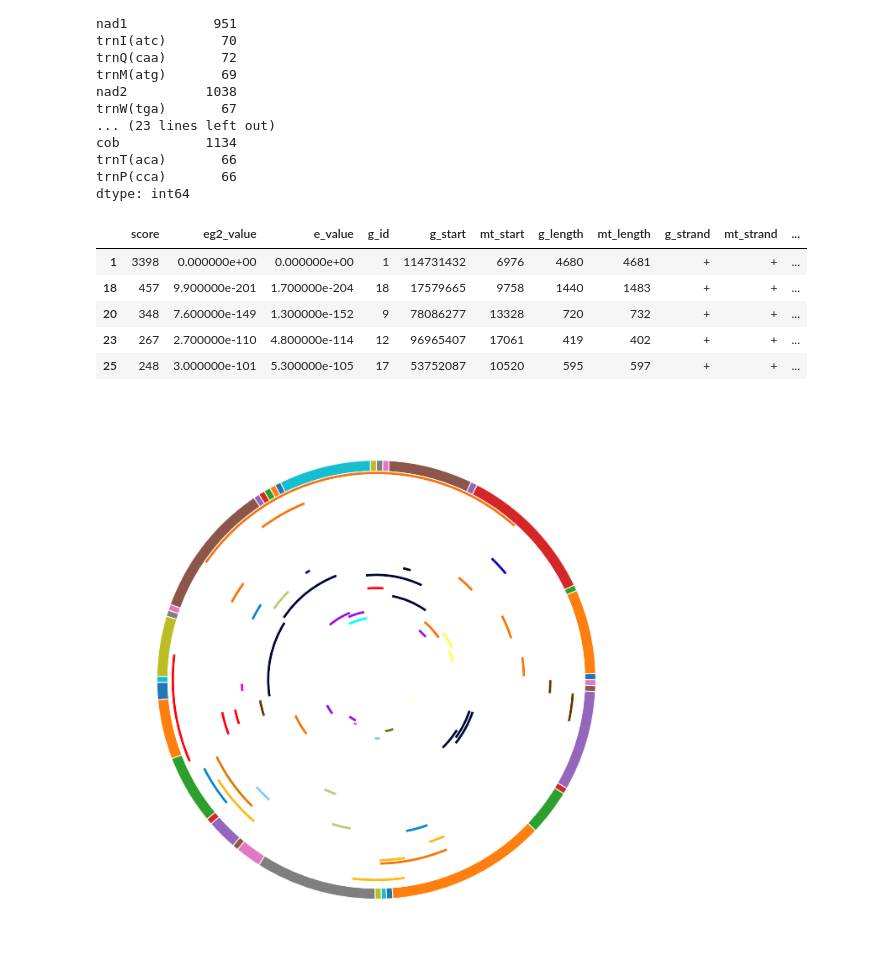
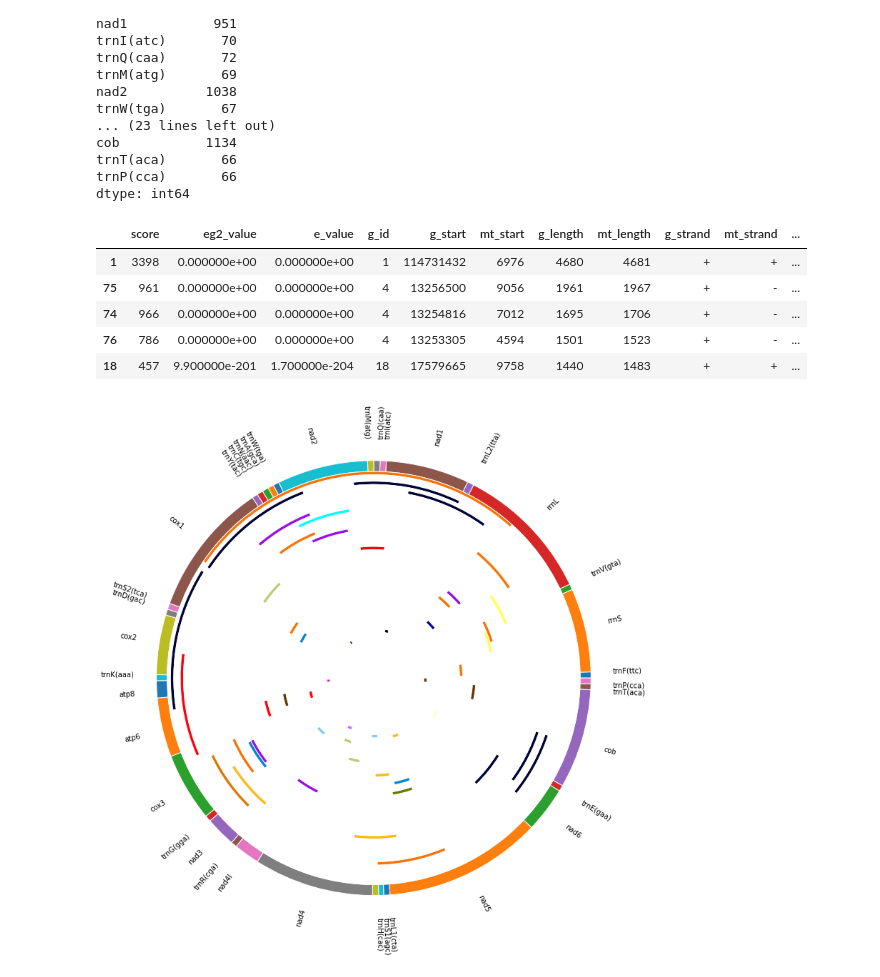
Before and after one commit to balintbiro/Oryctolagus_cuniculus_numts, a Jupyter notebook: codes/trials/mt_visualization.ipynb, the cells around one changed output. Drawn from its saved outputs; the diff is of its cells as text; code cells hidden in the pictures.

Commit message:
mt visualization
Requires color coding for chromosomes!

```diff
--- a/codes/trials/mt_visualization.ipynb
+++ b/codes/trials/mt_visualization.ipynb
@@ -67,14 +67,15 @@ dtype: int64
 #get the cromosomes
 chr_mask=numts['g_id'].apply(lambda g_id: len(g_id) < 3 and g_id!='MT')
 chr_numts=numts[chr_mask]
+chr_numts=chr_numts.sort_values(by=['mt_length'], ascending=False)
 chr_numts.head()
 # %% [output]
 |  | score | eg2_value | e_value | g_id | g_start | mt_start | g_length | mt_length | g_strand | mt_strand | ... |
 | 1 | 3398 | 0.000000e+00 | 0.000000e+00 | 1 | 114731432 | 6976 | 4680 | 4681 | + | + | ... |
+| 75 | 961 | 0.000000e+00 | 0.000000e+00 | 4 | 13256500 | 9056 | 1961 | 1967 | + | - | ... |
+| 74 | 966 | 0.000000e+00 | 0.000000e+00 | 4 | 13254816 | 7012 | 1695 | 1706 | + | - | ... |
+| 76 | 786 | 0.000000e+00 | 0.000000e+00 | 4 | 13253305 | 4594 | 1501 | 1523 | + | - | ... |
 | 18 | 457 | 9.900000e-201 | 1.700000e-204 | 18 | 17579665 | 9758 | 1440 | 1483 | + | + | ... |
-| 20 | 348 | 7.600000e-149 | 1.300000e-152 | 9 | 78086277 | 13328 | 720 | 732 | + | + | ... |
-| 23 | 267 | 2.700000e-110 | 4.800000e-114 | 12 | 96965407 | 17061 | 419 | 402 | + | + | ... |
-| 25 | 248 | 3.000000e-101 | 5.300000e-105 | 17 | 53752087 | 10520 | 595 | 597 | + | + | ... |
 # %%
 color_dict={
 '1':'#f97306',#orange
@@ -110,9 +111,10 @@ def visualize_numts(row):
     counter+=1
 # %%
 counter=0
-fig, ax = plt.subplots(figsize=(12, 12))
-wedges, texts = ax.pie(lengths, wedgeprops=dict(width=0.05, edgecolor='w'), startangle=0)
+fig, ax = plt.subplots(figsize=(14, 14))
+wedges, texts = ax.pie(lengths, wedgeprops=dict(width=0.05, edgecolor='w'), startangle=0,
+                       labels=mt_annotation['name'], rotatelabels=True)
 chr_numts.apply(visualize_numts, axis=1)
 plt.savefig('../../results/mt_proba.png')
 # %% [output]
-[figure, old version]
+[figure, new version]
```
Also changed, not shown: 1 other file.
